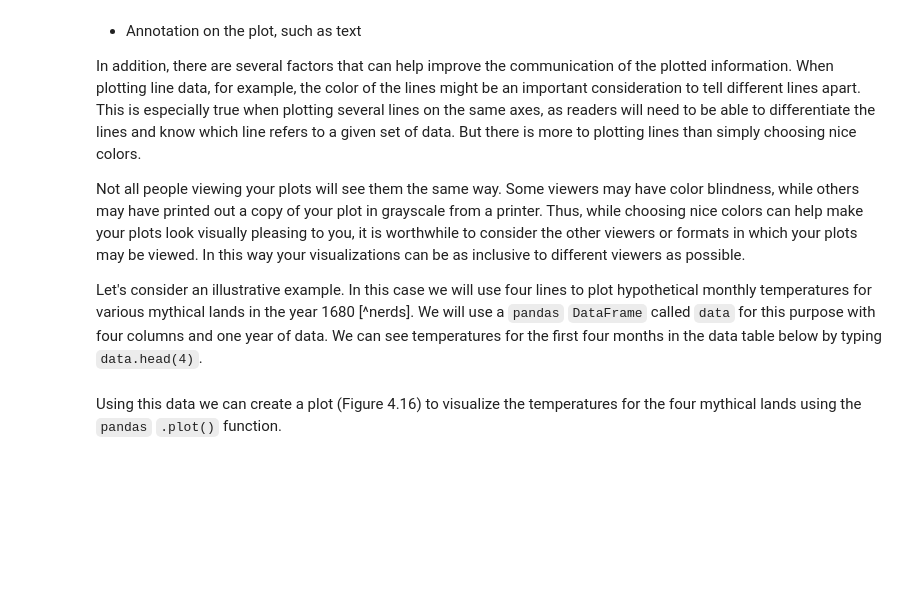
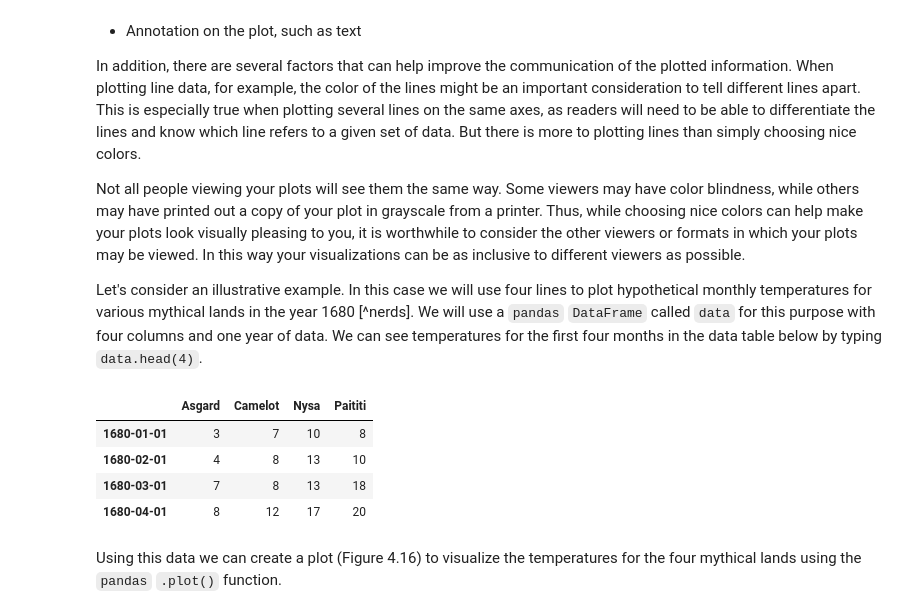
Before and after one commit to heattard/geo-python, a Jupyter notebook: source/notebooks/L7/line-plots.ipynb, the cells around one changed output. Drawn from its saved outputs; the diff is of its cells as text; code cells hidden in the pictures; blank space fills up the shorter version.

```diff
--- a/source/notebooks/L7/line-plots.ipynb
+++ b/source/notebooks/L7/line-plots.ipynb
@@ -28,5 +28,13 @@ temperatures = {
 }
 
 data = pd.DataFrame(index=dates, data=temperatures)
+# %%
+data.head(4)
+# %% [output]
+|  | Asgard | Camelot | Nysa | Paititi |
+| 1680-01-01 | 3 | 7 | 10 | 8 |
+| 1680-02-01 | 4 | 8 | 13 | 10 |
+| 1680-03-01 | 7 | 8 | 13 | 18 |
+| 1680-04-01 | 8 | 12 | 17 | 20 |
 # %% [markdown]
 Using this data we can create a plot (Figure 4.16) to visualize the temperatures for the four mythical lands using the `pandas` `.plot()` function.
```
Also changed, not shown: parts of 3 cells of this notebook.
